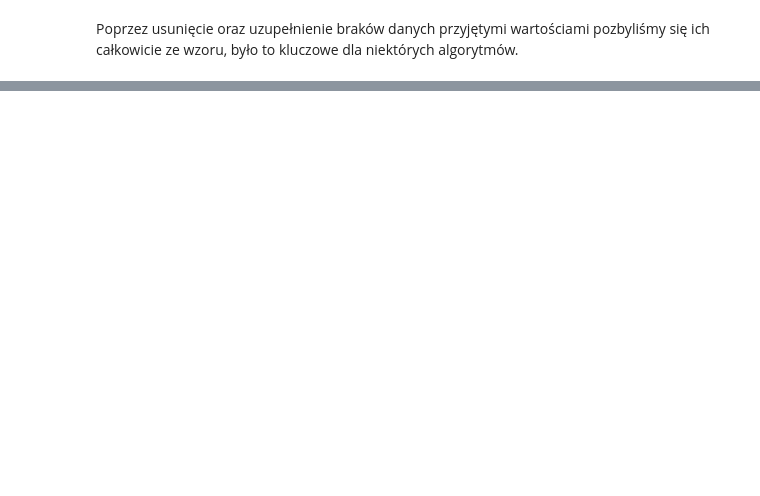
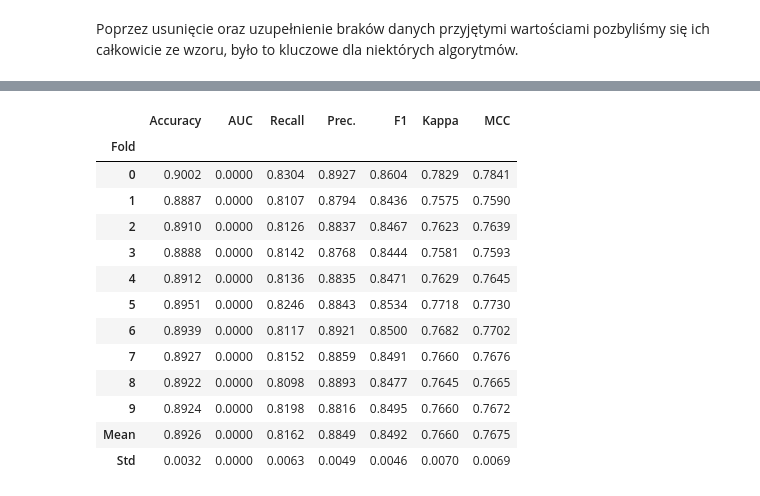
Before and after one commit to SzymonMak/HotelBookingsDataAnalysis, a Jupyter notebook: hotel_bookings_data_analysis.ipynb, the cells around one changed output, grey strips where cells are left out. Saved outputs shown, nothing was run; the diff lists cells and outputs as text; code cells hidden in the pictures; blank space fills up the shorter version.

```diff
--- a/hotel_bookings_data_analysis.ipynb
+++ b/hotel_bookings_data_analysis.ipynb
@@ -271,0 +265,3 @@ setup(data=dane, target='is_canceled', session_id=123, use_gpu=True)
+# %%
+tuned_rf = create_model('rf')
+# %% [output]
@@ -271,0 +269,14 @@ setup(data=dane, target='is_canceled', session_id=123, use_gpu=True)
+|  | Accuracy | AUC | Recall | Prec. | F1 | Kappa | MCC |
+| Fold |  |  |  |  |  |  |  |
+| 0 | 0.9002 | 0.0000 | 0.8304 | 0.8927 | 0.8604 | 0.7829 | 0.7841 |
+| 1 | 0.8887 | 0.0000 | 0.8107 | 0.8794 | 0.8436 | 0.7575 | 0.7590 |
+| 2 | 0.8910 | 0.0000 | 0.8126 | 0.8837 | 0.8467 | 0.7623 | 0.7639 |
+| 3 | 0.8888 | 0.0000 | 0.8142 | 0.8768 | 0.8444 | 0.7581 | 0.7593 |
+| 4 | 0.8912 | 0.0000 | 0.8136 | 0.8835 | 0.8471 | 0.7629 | 0.7645 |
+| 5 | 0.8951 | 0.0000 | 0.8246 | 0.8843 | 0.8534 | 0.7718 | 0.7730 |
+| 6 | 0.8939 | 0.0000 | 0.8117 | 0.8921 | 0.8500 | 0.7682 | 0.7702 |
+| 7 | 0.8927 | 0.0000 | 0.8152 | 0.8859 | 0.8491 | 0.7660 | 0.7676 |
+| 8 | 0.8922 | 0.0000 | 0.8098 | 0.8893 | 0.8477 | 0.7645 | 0.7665 |
+| 9 | 0.8924 | 0.0000 | 0.8198 | 0.8816 | 0.8495 | 0.7660 | 0.7672 |
+| Mean | 0.8926 | 0.0000 | 0.8162 | 0.8849 | 0.8492 | 0.7660 | 0.7675 |
+| Std | 0.0032 | 0.0000 | 0.0063 | 0.0049 | 0.0046 | 0.0070 | 0.0069 |
```
Also changed, not shown: parts of 14 cells of this notebook.
